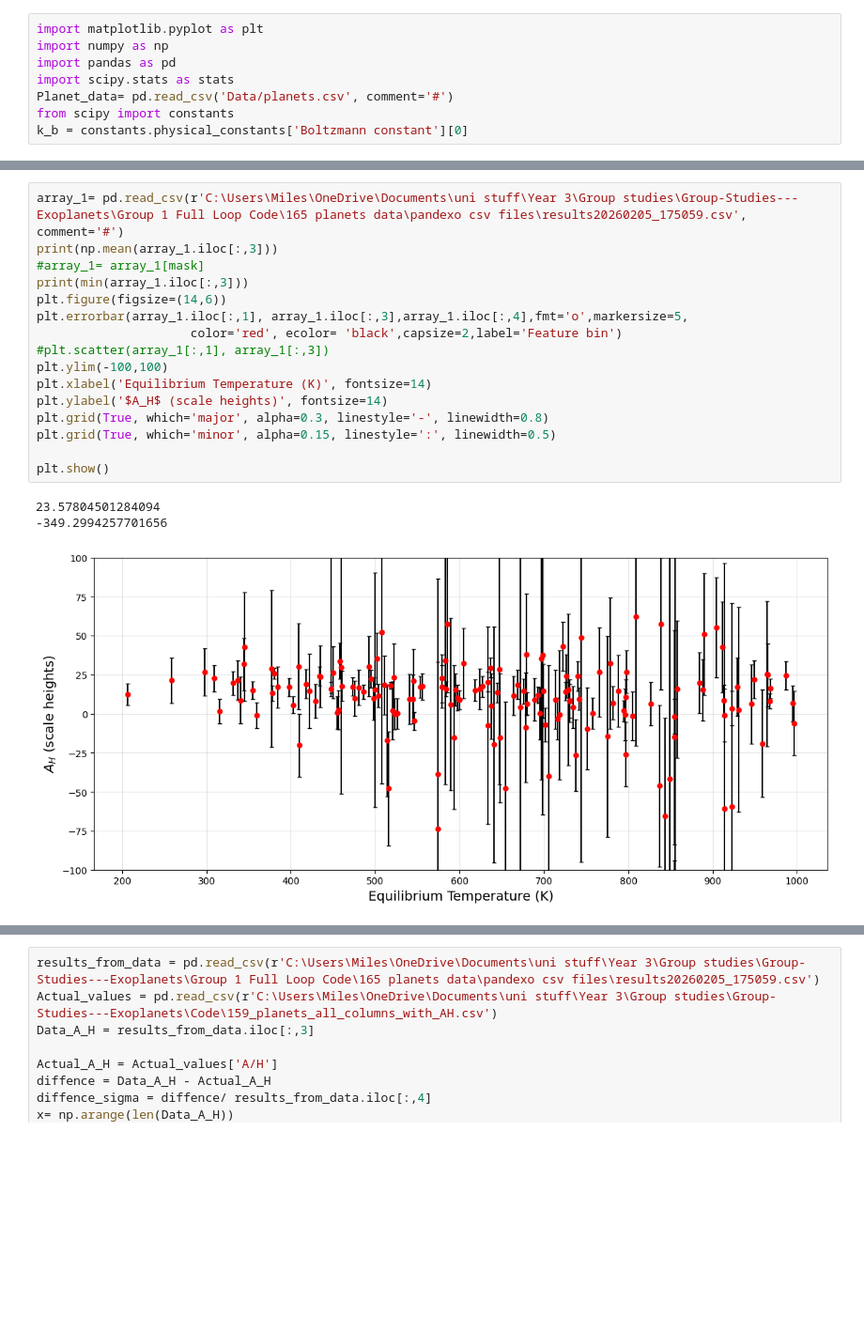
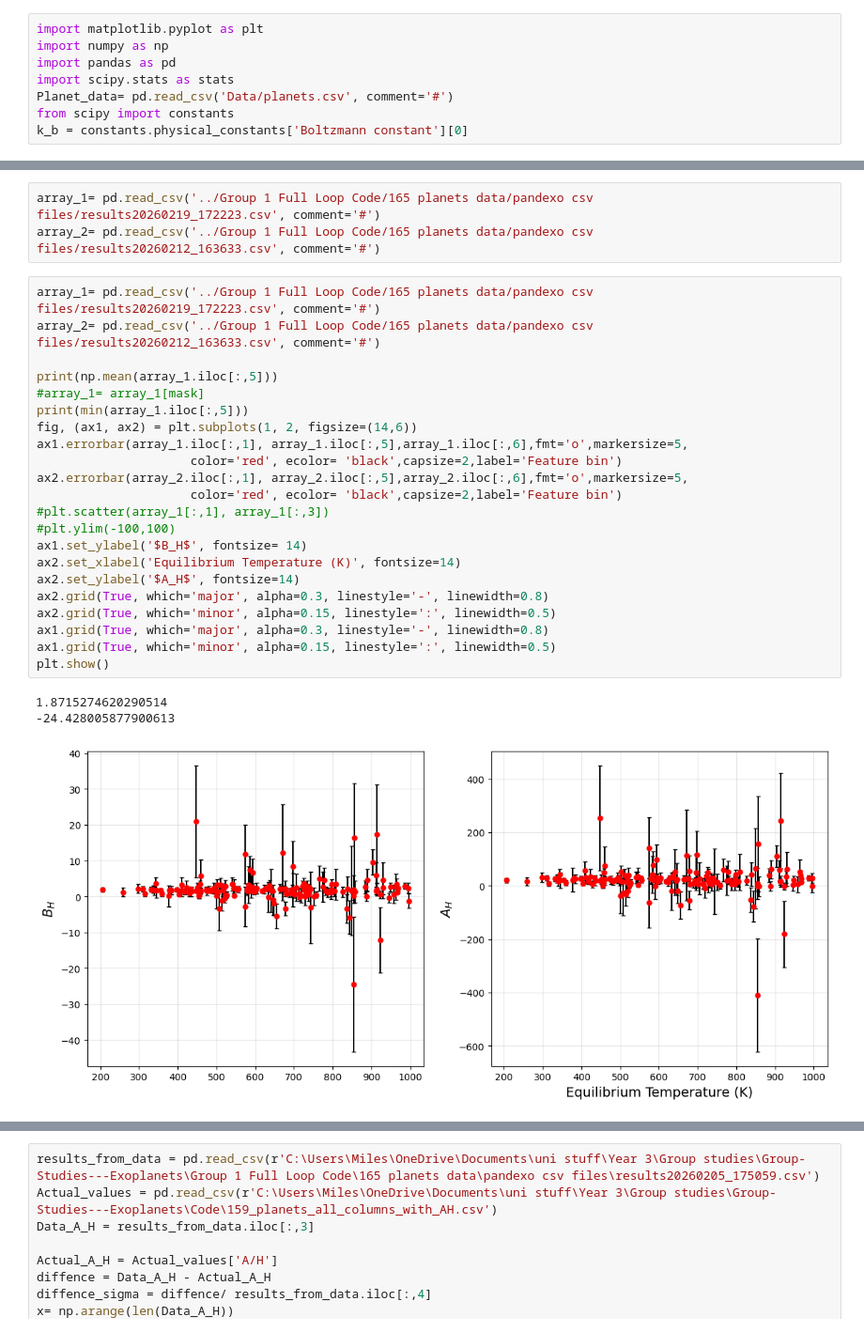
Before and after one commit to JackDavidMaher/Group-Studies---Exoplanets, a Jupyter notebook: Code/Miles_comparison_code.ipynb, the cells around one changed output, grey strips where cells are left out. Shown at 94% size. Cells and saved outputs as stored; diff of their text form; blank space fills up the shorter version.

Commit message:
comparison stuff

```diff
--- a/Code/Miles_comparison_code.ipynb
+++ b/Code/Miles_comparison_code.ipynb
@@ -150,20 +150,29 @@ Bin 11: 930.5K - 996.4K | Best planets: ['TOI-1136 c', 'TOI-969 b']
+# %%
+array_1= pd.read_csv('../Group 1 Full Loop Code/165 planets data/pandexo csv files/results20260219_172223.csv', comment='#')
+array_2= pd.read_csv('../Group 1 Full Loop Code/165 planets data/pandexo csv files/results20260212_163633.csv', comment='#')
 # %%
-array_1= pd.read_csv(r'C:\Users\Miles\OneDrive\Documents\uni stuff\Year 3\Group studies\Group-Studies---Exoplanets\Group 1 Full Loop Code\165 planets data\pandexo csv files\results20260205_175059.csv', comment='#')
-print(np.mean(array_1.iloc[:,3]))
+array_1= pd.read_csv('../Group 1 Full Loop Code/165 planets data/pandexo csv files/results20260219_172223.csv', comment='#')
+array_2= pd.read_csv('../Group 1 Full Loop Code/165 planets data/pandexo csv files/results20260212_163633.csv', comment='#')
+
+print(np.mean(array_1.iloc[:,5]))
 #array_1= array_1[mask]
-print(min(array_1.iloc[:,3]))
-plt.figure(figsize=(14,6))
-plt.errorbar(array_1.iloc[:,1], array_1.iloc[:,3],array_1.iloc[:,4],fmt='o',markersize=5,
+print(min(array_1.iloc[:,5]))
+fig, (ax1, ax2) = plt.subplots(1, 2, figsize=(14,6))
+ax1.errorbar(array_1.iloc[:,1], array_1.iloc[:,5],array_1.iloc[:,6],fmt='o',markersize=5,
+                     color='red', ecolor= 'black',capsize=2,label='Feature bin')
+ax2.errorbar(array_2.iloc[:,1], array_2.iloc[:,5],array_2.iloc[:,6],fmt='o',markersize=5,
                      color='red', ecolor= 'black',capsize=2,label='Feature bin')
 #plt.scatter(array_1[:,1], array_1[:,3])
-plt.ylim(-100,100)
-plt.xlabel('Equilibrium Temperature (K)', fontsize=14)
-plt.ylabel('$A_H$ (scale heights)', fontsize=14)
-plt.grid(True, which='major', alpha=0.3, linestyle='-', linewidth=0.8)
-plt.grid(True, which='minor', alpha=0.15, linestyle=':', linewidth=0.5)
-
+#plt.ylim(-100,100)
+ax1.set_ylabel('$B_H$', fontsize= 14)
+ax2.set_xlabel('Equilibrium Temperature (K)', fontsize=14)
+ax2.set_ylabel('$A_H$', fontsize=14)
+ax2.grid(True, which='major', alpha=0.3, linestyle='-', linewidth=0.8)
+ax2.grid(True, which='minor', alpha=0.15, linestyle=':', linewidth=0.5)
+ax1.grid(True, which='major', alpha=0.3, linestyle='-', linewidth=0.8)
+ax1.grid(True, which='minor', alpha=0.15, linestyle=':', linewidth=0.5)
 plt.show()
 # %% [output]
-23.57804501284094
--349.2994257701656
+1.8715274620290514
+-24.428005877900613
-[figure, old version]
+[figure, new version]
```
Also changed, not shown: parts of 3 cells of this notebook, 1 other file.
